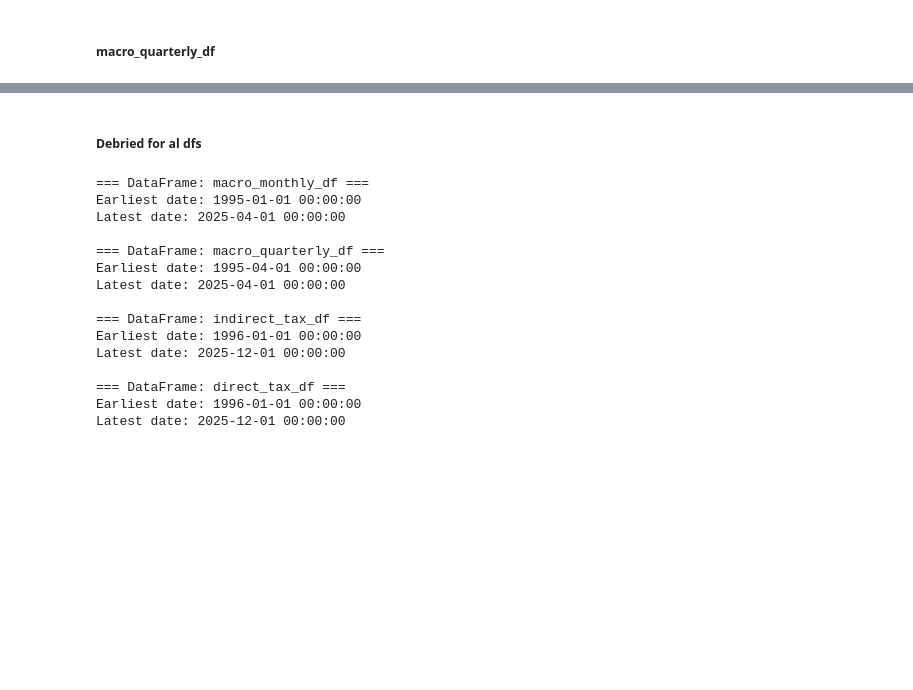
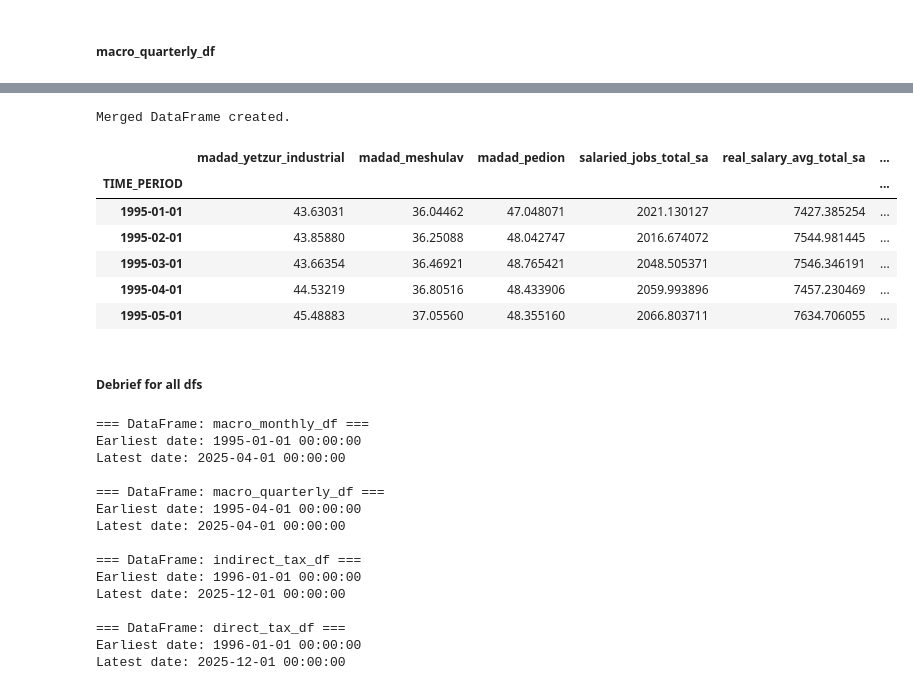
Before and after one commit to EladBenjo/gdp-nowcasting-seminar, a Jupyter notebook: Notebooks/01_preprocessing.ipynb, the cells around one changed output, grey strips where cells are left out. Drawn from its saved outputs; the diff is of its cells as text; code cells hidden in the pictures; blank space fills up the shorter version.

```diff
--- a/Notebooks/01_preprocessing.ipynb
+++ b/Notebooks/01_preprocessing.ipynb
@@ -185,0 +285,13 @@ data_frames['macro_quarterly_df']['Date'] = data_frames['macro_quarterly_df']['D
+# %%
+for df_name, df in data_frames.items():
+    if 'TIME_PERIOD' in df.columns:
+        try:
+            df['TIME_PERIOD'] = pd.to_datetime(df['TIME_PERIOD'])
+            df.set_index('TIME_PERIOD', inplace=True)
+            df = df.asfreq('MS') # Set frequency to monthly start
+            data_frames[df_name] = df
+            print(f"Converted 'TIME_PERIOD' to datetime and set as index with monthly frequency for {df_name}")
+        except Exception as e:
+            print(f"Error converting 'TIME_PERIOD' for {df_name}: {e}")
+    else:
+        print(f"'TIME_PERIOD' column not found in {df_name}")
@@ -185,0 +305,9 @@ data_frames['macro_quarterly_df']['Date'] = data_frames['macro_quarterly_df']['D
+# %%
+start_date = '1995-01-01'
+
+for df_name, df in data_frames.items():
+    if isinstance(df.index, pd.DatetimeIndex):
+        data_frames[df_name] = df[df.index >= start_date]
+        print(f"Trimmed {df_name} to start from {start_date}.")
+    else:
+        print(f"DataFrame {df_name} does not have a DatetimeIndex and cannot be trimmed by date.")
@@ -185,0 +321,4 @@ data_frames['macro_quarterly_df']['Date'] = data_frames['macro_quarterly_df']['D
+# %%
+for name, df in data_frames.items():
+    print(f"\n=== DataFrame: {name} ===")
+    preprocessing.print_date_range(df)
@@ -185,0 +343,8 @@ data_frames['macro_quarterly_df']['Date'] = data_frames['macro_quarterly_df']['D
+# %%
+for df_name, df in data_frames.items():
+    if 'OBS_VALUE' in df.columns:
+        new_column_name = df_name.replace('_df', '')
+        data_frames[df_name] = df.rename(columns={'OBS_VALUE': new_column_name})
+        print(f"Renamed 'OBS_VALUE' to '{new_column_name}' in {df_name}")
+    else:
+        print(f"'OBS_VALUE' column not found in {df_name}")
@@ -185,0 +378,13 @@ data_frames['macro_quarterly_df']['Date'] = data_frames['macro_quarterly_df']['D
+# %%
+merged_df = pd.concat(data_frames.values(), axis=1)
+print("Merged DataFrame created.")
+display(merged_df.head())
+# %% [output]
+Merged DataFrame created.
+|  | madad_yetzur_industrial | madad_meshulav | madad_pedion | salaried_jobs_total_sa | real_salary_avg_total_sa | ... |
+| TIME_PERIOD |  |  |  |  |  | ... |
+| 1995-01-01 | 43.63031 | 36.04462 | 47.048071 | 2021.130127 | 7427.385254 | ... |
+| 1995-02-01 | 43.85880 | 36.25088 | 48.042747 | 2016.674072 | 7544.981445 | ... |
+| 1995-03-01 | 43.66354 | 36.46921 | 48.765421 | 2048.505371 | 7546.346191 | ... |
+| 1995-04-01 | 44.53219 | 36.80516 | 48.433906 | 2059.993896 | 7457.230469 | ... |
+| 1995-05-01 | 45.48883 | 37.05560 | 48.355160 | 2066.803711 | 7634.706055 | ... |
@@ -186,5 +393,5 @@ data_frames['macro_quarterly_df']['Date'] = data_frames['macro_quarterly_df']['D
 # %% [markdown]
-##### Debried for al dfs
+##### Debrief for all dfs
 # %%
 for name, df in data_frames.items():
     print(f"\n=== DataFrame: {name} ===")
```
Also changed, not shown: parts of 13 cells of this notebook, 2 other files.
